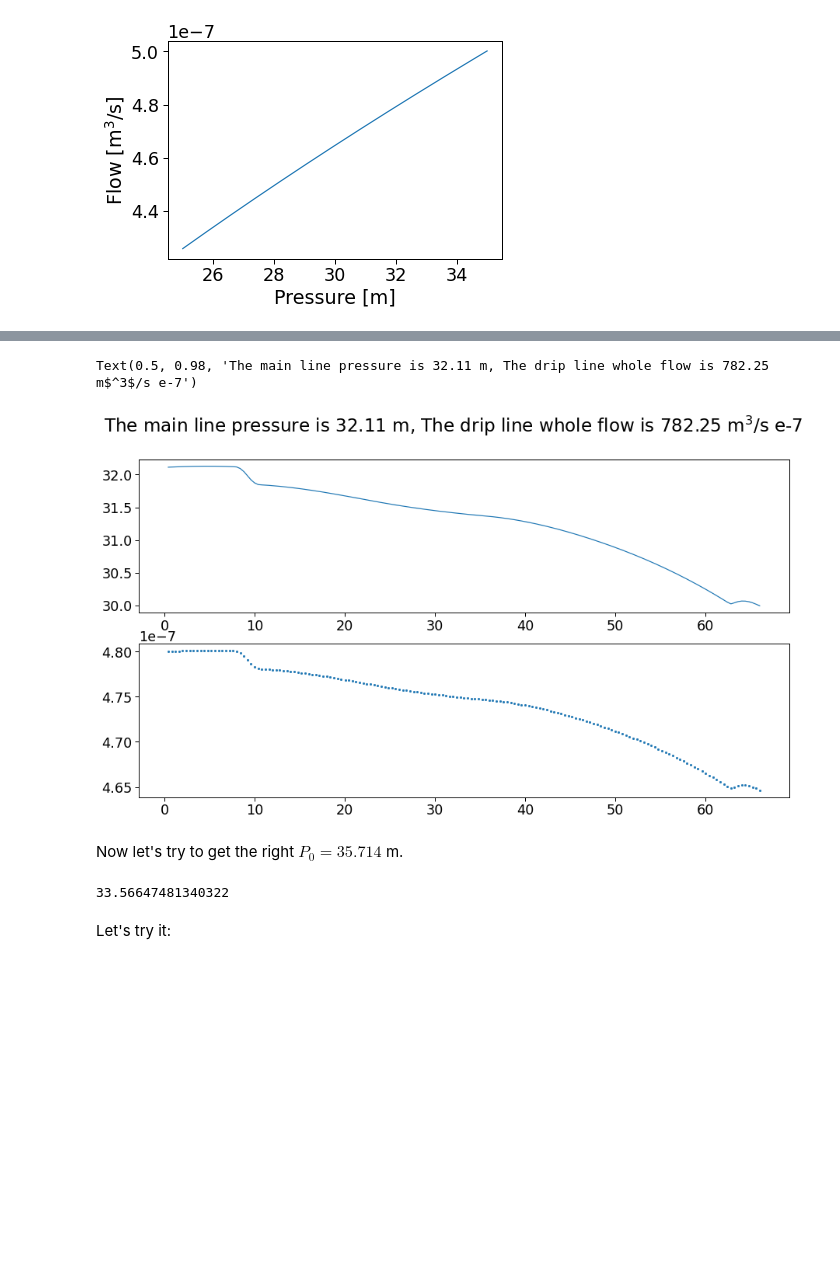
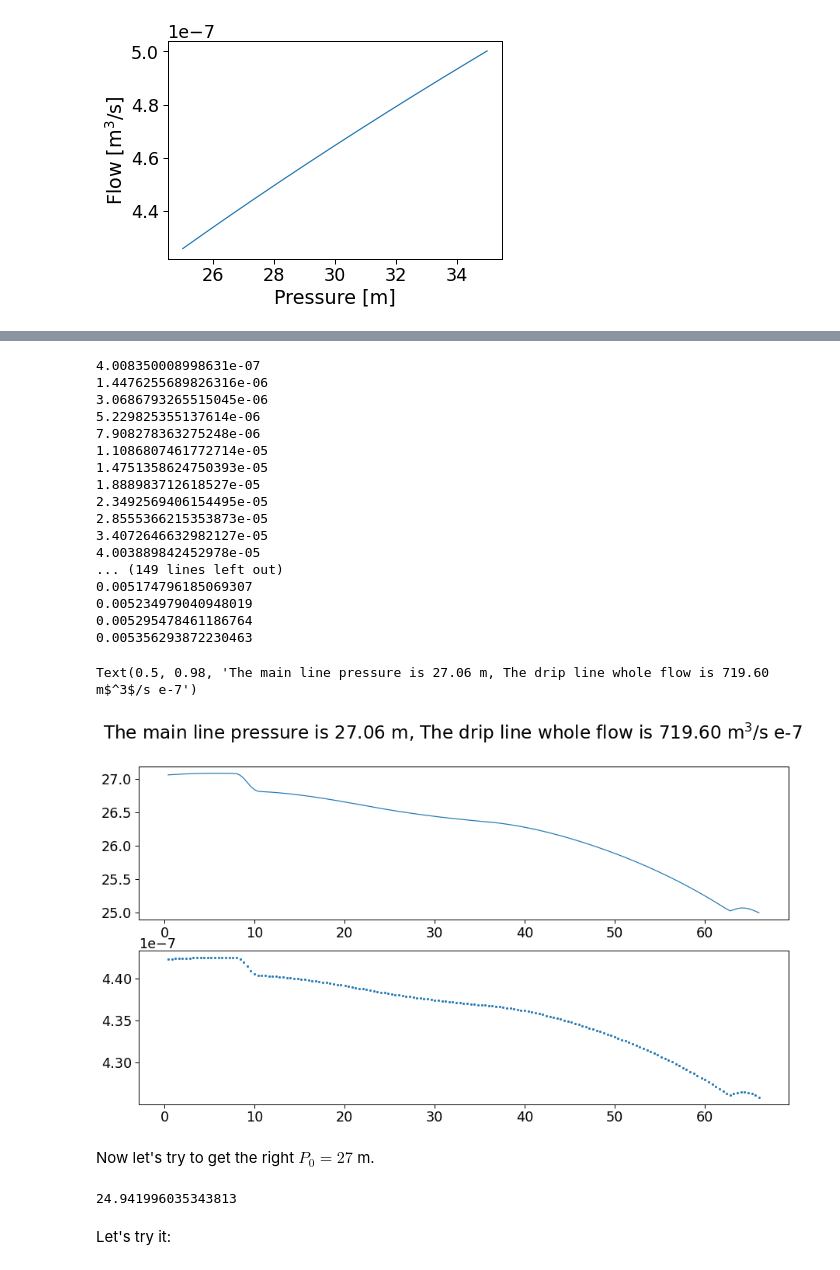
Before and after one commit to YuvalBayer/IrrigationProject, a Jupyter notebook: NB3_Creating_Drip_Estimator.ipynb, the cells around one changed output, grey strips where cells are left out. Drawn from its saved outputs; the diff is of its cells as text; code cells hidden in the pictures; blank space fills up the shorter version.

```diff
--- a/NB3_Creating_Drip_Estimator.ipynb
+++ b/NB3_Creating_Drip_Estimator.ipynb
@@ -163,38 +186,56 @@ class DripLineEstimator():
             q = drip_flow(self.P_line[-1])
             self.Q_line = np.append(self.Q_line, q)
             hf = self.L_space * ((np.sum(self.Q_line) / self.C) ** self.alpha) * (10.67 / (self.D ** self.beta))
+            print(hf)
             self.P_line = np.append(self.P_line, hf + self.P_line[-1] + z - z_pre)
 
         # Reversing the order
         self.P_line = self.P_line[::-1]
         self.Q_line = self.Q_line[::-1]
 
         # Seperating the main line pressure from the drip line
         self.P_main_line = self.P_line[0]
         self.P_line = self.P_line[1:]
 
         return self.P_line, self.Q_line, self.P_main_line
 
 
 est = DripLineEstimator()
-P_line,Q_line,P_main_line = est.estimate(30,
+P_line,Q_line,P_main_line = est.estimate(25,
                                          x_main_line,
                                          x_emitters,
                                          z_main_line,
                                          z_emitters)
 
 
 fig, axes = plt.subplots(2,1, figsize=(15,8))
 axes[0].plot(x_emitters,P_line)
 axes[1].scatter(x_emitters,Q_line,s=5)
 
 title = r'The main line pressure is {:.2f} m, The drip line whole flow is {:.2f} m$^3$/s e-7'
 fig.suptitle(title.format(P_main_line, (np.sum(Q_line)*1e7)))
 # %% [output]
-Text(0.5, 0.98, 'The main line pressure is 32.11 m, The drip line whole flow is 782.25 m$^3$/s e-7')
+4.008350008998631e-07
+1.4476255689826316e-06
+3.0686793265515045e-06
+5.229825355137614e-06
+7.908278363275248e-06
+1.1086807461772714e-05
+1.4751358624750393e-05
+1.888983712618527e-05
+2.3492569406154495e-05
+2.8555366215353873e-05
+3.4072646632982127e-05
+4.003889842452978e-05
+... (149 lines left out)
+0.005174796185069307
+0.005234979040948019
+0.005295478461186764
+0.005356293872230463
+Text(0.5, 0.98, 'The main line pressure is 27.06 m, The drip line whole flow is 719.60 m$^3$/s e-7')
-[figure, old version]
+[figure, new version]
 # %% [markdown]
-Now let's try to get the right $P_0 = 35.714$ m.
+Now let's try to get the right $P_0 = 27$ m.
 # %%
 from scipy.optimize import fsolve
 
@@ -206,11 +247,11 @@ def f(variable):
                                    x_emitters,
                                    z_main_line,
                                    z_emitters)
-    return P_main_line - 35.714
-P_terminal_value = fsolve(f,np.array([32]))[0] # Initial guess of 32
+    return P_main_line - 27
+P_terminal_value = fsolve(f,np.array([25]))[0] # Initial guess of 25
 P_terminal_value
 # %% [output]
-33.56647481340322
+24.941996035343813
 # %% [markdown]
 Let's try it:
 # %%
```
Also changed, not shown: parts of 6 cells of this notebook, 10 other files.
